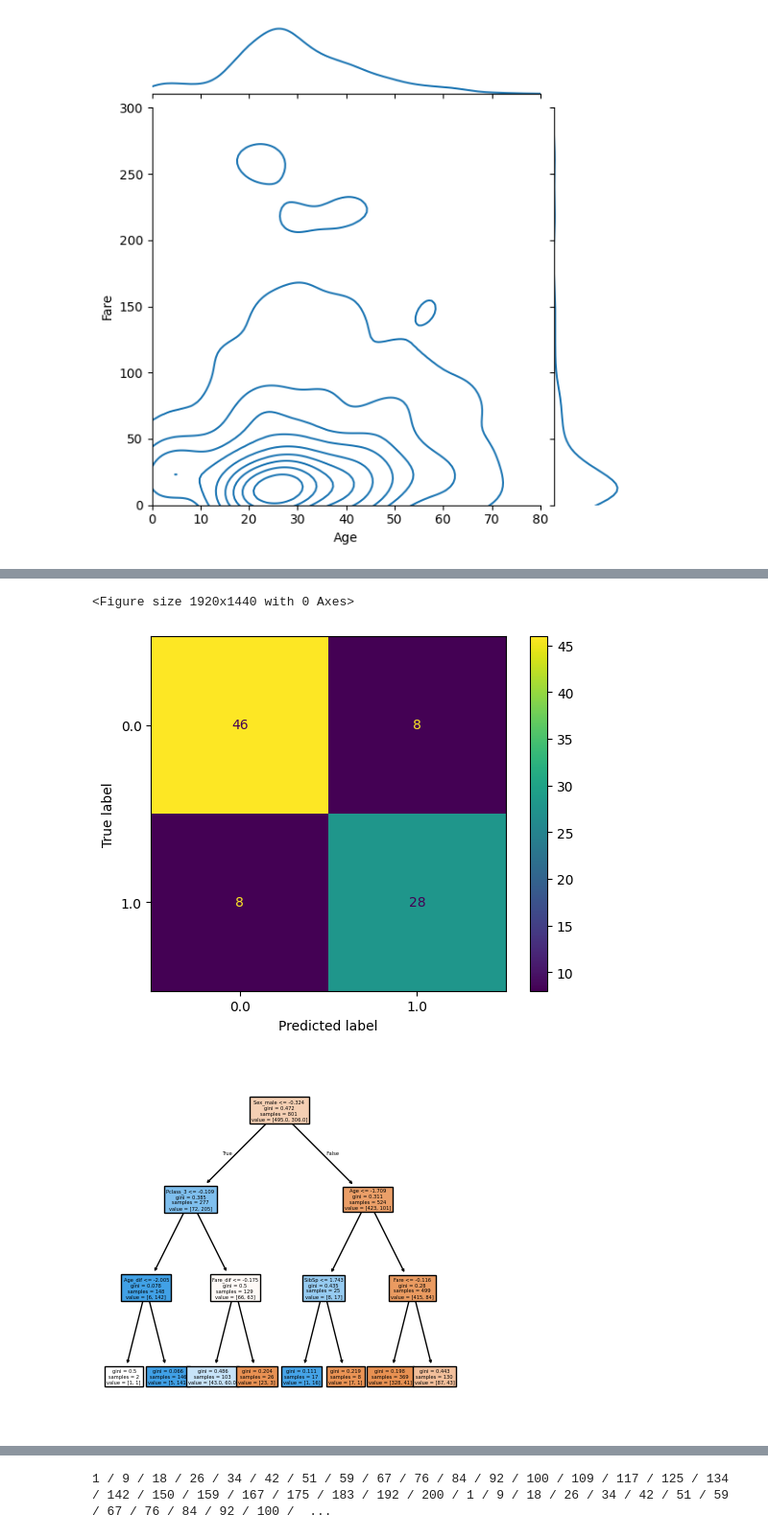
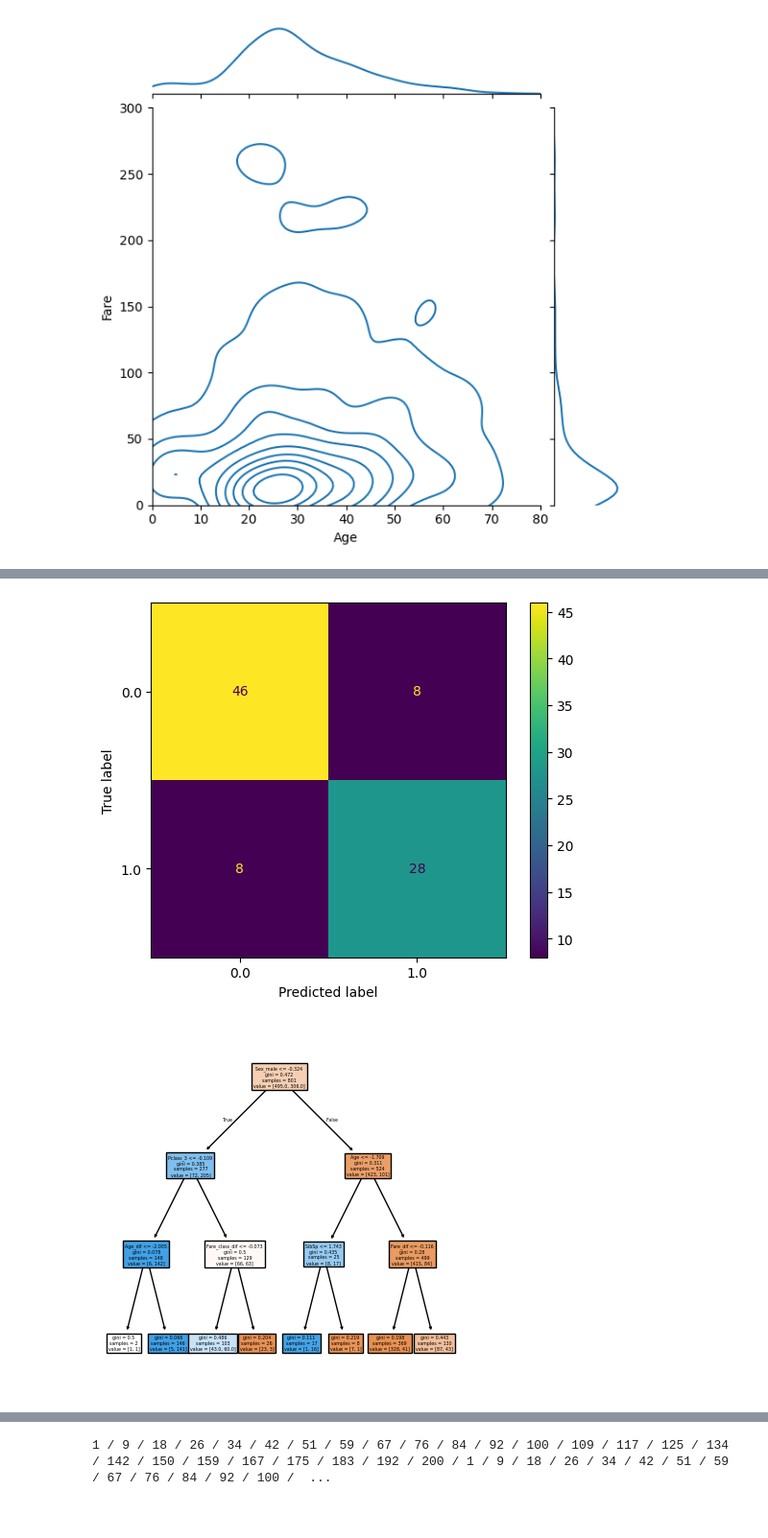
Before and after one commit to calamistratus/Titanic-project, a Jupyter notebook: Titanic_colab.ipynb, the cells around one changed output, grey strips where cells are left out. Shown at 96% size. Drawn from its saved outputs; the diff is of its cells as text; code cells hidden in the pictures.

Commit message:
A Google Colab notebook containing model training and statistics

```diff
--- a/Titanic_colab.ipynb
+++ b/Titanic_colab.ipynb
@@ -345,7 +345,7 @@ from sklearn.model_selection import GridSearchCV
 
 #Functions for simple model testing
 
-def test_model(model, sample=None, random_state=42):
+def test_model(model, sample=None, random_state=42, return_model=False):
 
   if sample:
     sub_df = pd.DataFrame(scaled_X_train)
@@ -361,9 +361,10 @@ def test_model(model, sample=None, random_state=42):
   ConfusionMatrixDisplay.from_predictions(y_test, preds)
   RocCurveDisplay.from_predictions(y_test, preds)
   #print(classification_report(y_test, preds))
-  return model
+  if return_model:
+    return model
 
-def test_grid(model, param_grid, sample=None, random_state=42, verbose=2, cv=3):
+def test_grid(model, param_grid, sample=None, random_state=42, verbose=2, cv=3, return_model=False):
   grid = GridSearchCV(model, param_grid, scoring='accuracy', cv=cv, verbose=verbose)
 
   if sample:
@@ -380,11 +381,12 @@ def test_grid(model, param_grid, sample=None, random_state=42, verbose=2, cv=3):
   RocCurveDisplay.from_predictions(y_test, preds)
   #print(classification_report(y_test, preds))
   print(grid.best_params_)
-  return grid
+  if return_model:
+    return grid
 # %%
 from sklearn.tree import DecisionTreeClassifier, plot_tree
 
 plt.figure(dpi=300)
-plot_tree(test_model(DecisionTreeClassifier(max_depth=3)), feature_names=train_dum.drop('Survived', axis=1).columns, filled=True)
+plot_tree(test_model(DecisionTreeClassifier(max_depth=3), return_model=True), feature_names=train_dum.drop('Survived', axis=1).columns, filled=True);
 #  Simple and effective
 # %% [output]
@@ -408,6 +394,5 @@ plot_tree(test_model(DecisionTreeClassifier(max_depth=3)), feature_names=train_d
-<Figure size 1920x1440 with 0 Axes>
 [figure]
-[figure, old version]
+[figure, new version]
 # %%
 from sklearn.ensemble import AdaBoostClassifier
 
```
Also changed, not shown: parts of 10 cells of this notebook.
